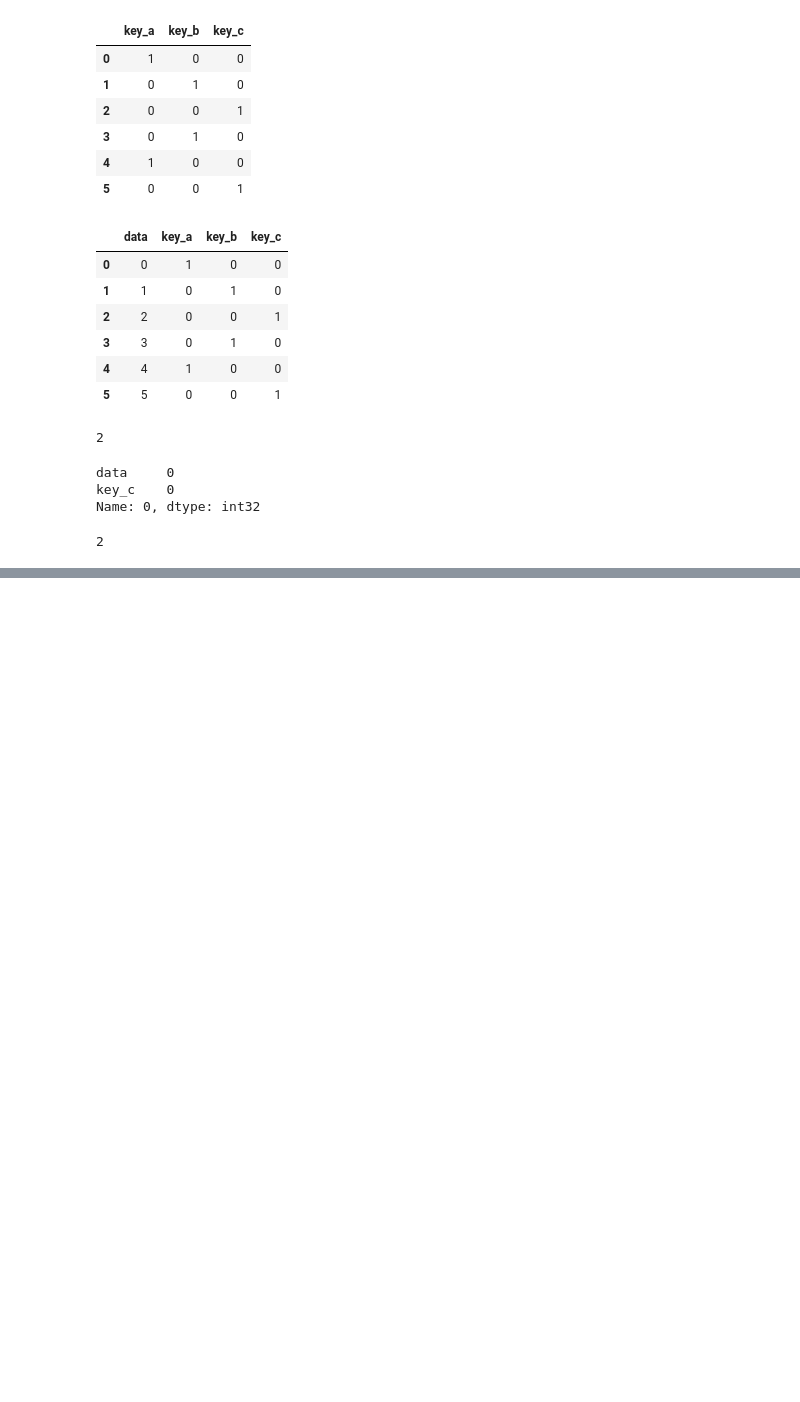
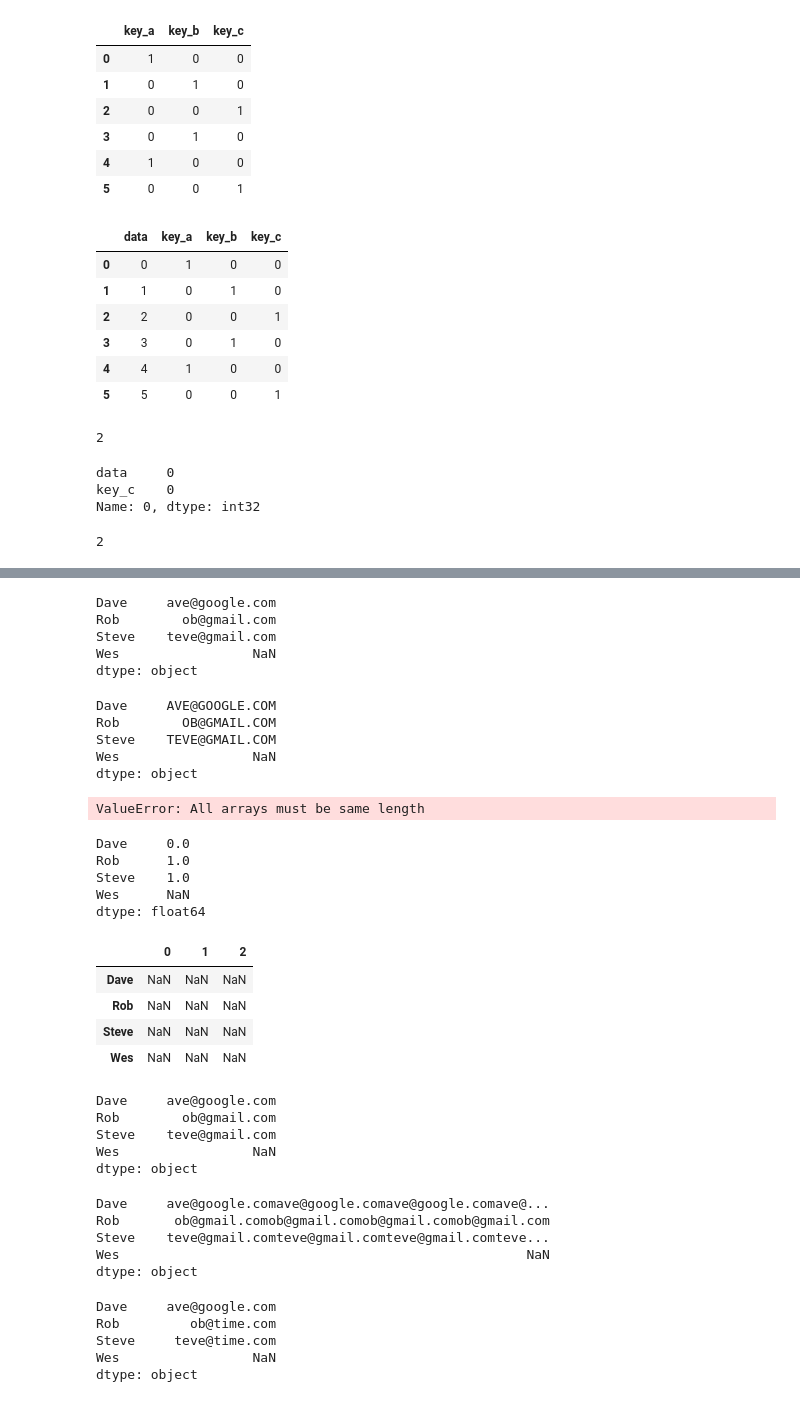
Before and after one commit to NinelieAimer/PythonLearning, a Jupyter notebook: analysisData/dataCleaning/dataCleaning.ipynb, the cells around one changed output, grey strips where cells are left out. Cells and saved outputs as stored; diff of their text form; code cells hidden in the pictures; blank space fills up the shorter version.

Commit message:
end of dataCleaning

```diff
--- a/analysisData/dataCleaning/dataCleaning.ipynb
+++ b/analysisData/dataCleaning/dataCleaning.ipynb
@@ -567,0 +578,7 @@ Name: 0, dtype: int32
+# %%
+data={
+    'Dave':'dave@google.com',
+    'Steve':'steve@gmail.com',
+    'Rob':'rob@gmail.com',
+    'Wes':np.NAN
+}
@@ -567,0 +592,2 @@ Name: 0, dtype: int32
+# %%
+data=pd.Series(data)
@@ -567,0 +727,62 @@ Name: 0, dtype: int32
+# %%
+data=data.str[1:]
+# %%
+data
+# %% [output]
+Dave     ave@google.com
+Rob        ob@gmail.com
+Steve    teve@gmail.com
+Wes                 NaN
+dtype: object
+# %%
+data.str.upper()
+# %% [output]
+Dave     AVE@GOOGLE.COM
+Rob        OB@GMAIL.COM
+Steve    TEVE@GMAIL.COM
+Wes                 NaN
+dtype: object
+# %%
+data.str.cat(['a'])
+# %% [output]
+ValueError: All arrays must be same length
+# %%
+data.str.count('gmail')
+# %% [output]
+Dave     0.0
+Rob      1.0
+Steve    1.0
+Wes      NaN
+dtype: float64
+# %%
+data.str.extract(r'([A-Z0-9._%+-]+)@([A-Z0-9.-]+)\.([A-Z]{2,4})')
+# %% [output]
+|  | 0 | 1 | 2 |
+| Dave | NaN | NaN | NaN |
+| Rob | NaN | NaN | NaN |
+| Steve | NaN | NaN | NaN |
+| Wes | NaN | NaN | NaN |
+# %%
+data
+# %% [output]
+Dave     ave@google.com
+Rob        ob@gmail.com
+Steve    teve@gmail.com
+Wes                 NaN
+dtype: object
+# %%
+data.str.repeat(4)
+# %% [output]
+Dave     ave@google.comave@google.comave@google.comave@...
+Rob       ob@gmail.comob@gmail.comob@gmail.comob@gmail.com
+Steve    teve@gmail.comteve@gmail.comteve@gmail.comteve...
+Wes                                                    NaN
+dtype: object
+# %%
+data.str.replace('gmail','time')
+# %% [output]
+Dave     ave@google.com
+Rob         ob@time.com
+Steve     teve@time.com
+Wes                 NaN
+dtype: object
```
Also changed, not shown: parts of 26 cells of this notebook, 3 other files.
